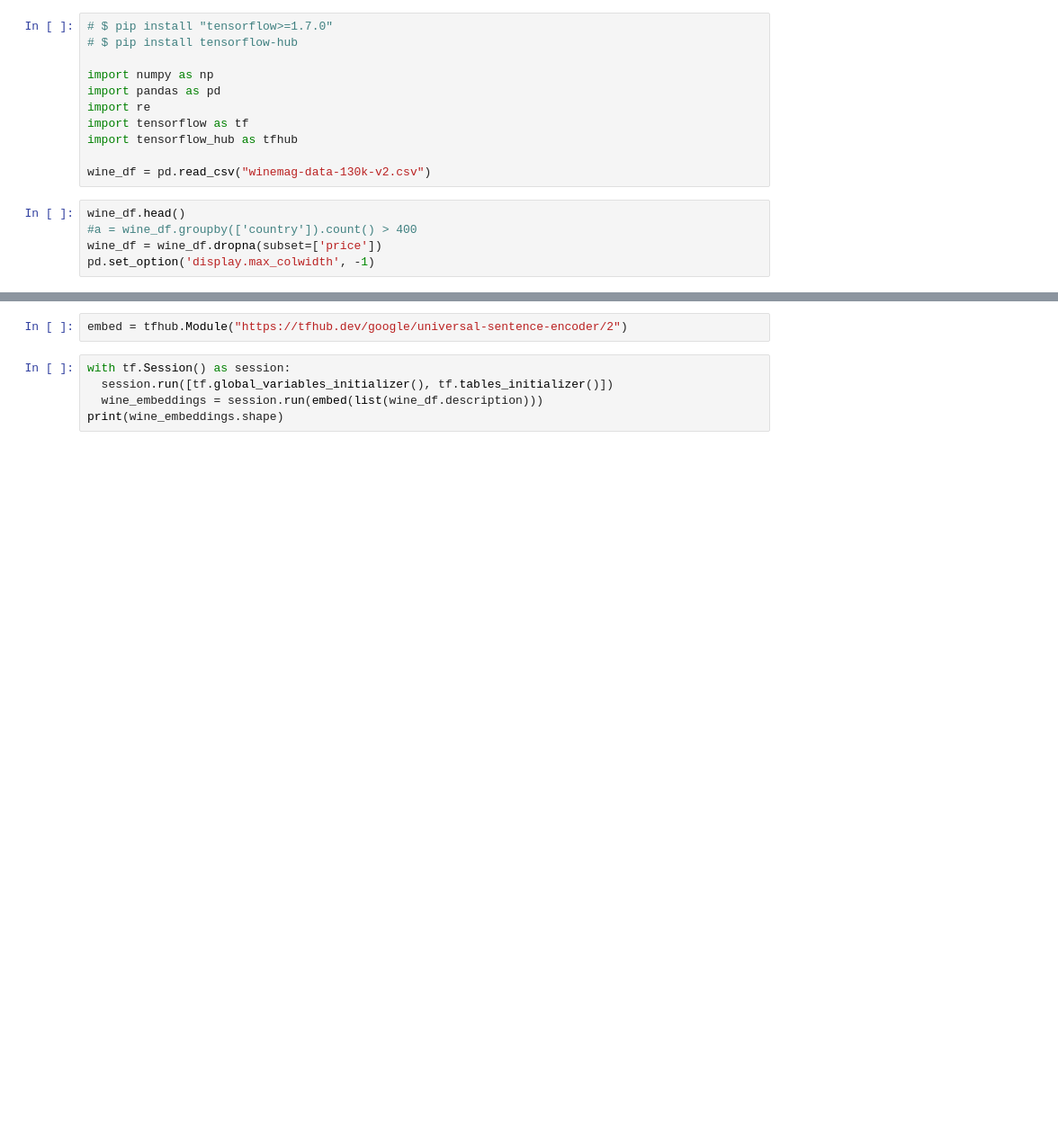
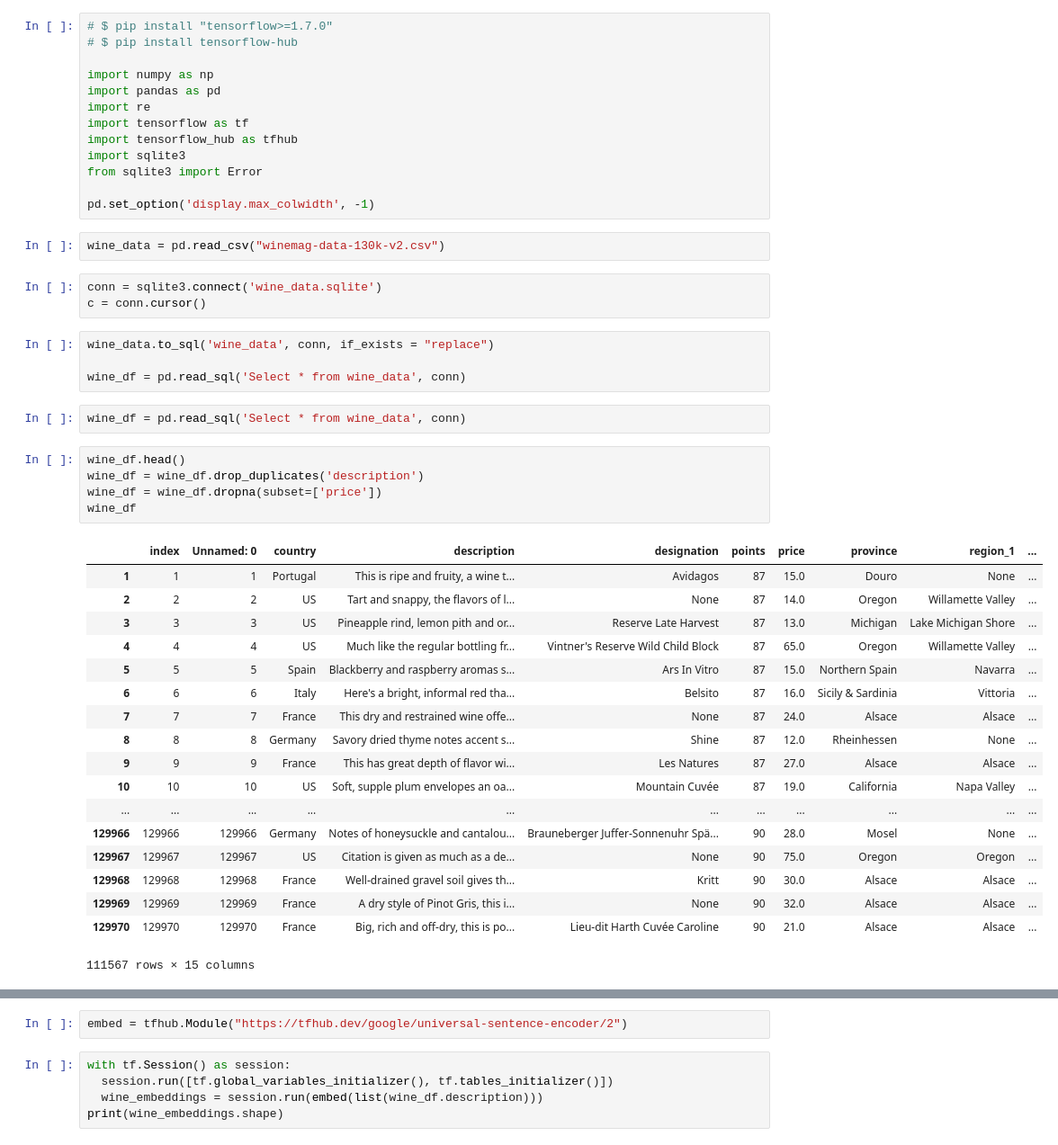
Before and after one commit to bendgame/WineRecommend, a Jupyter notebook: winesearch.ipynb, the cells around one changed output, grey strips where cells are left out. Shown: that part at 90% size. Saved outputs shown, nothing was run; the diff lists cells and outputs as text; blank space fills up the shorter version.

```diff
--- a/winesearch.ipynb
+++ b/winesearch.ipynb
@@ -7,10 +7,42 @@ import pandas as pd
 import re
 import tensorflow as tf
 import tensorflow_hub as tfhub
+import sqlite3
+from sqlite3 import Error
 
-wine_df = pd.read_csv("winemag-data-130k-v2.csv")
+pd.set_option('display.max_colwidth', -1)
+# %%
+wine_data = pd.read_csv("winemag-data-130k-v2.csv")
+# %%
+conn = sqlite3.connect('wine_data.sqlite')
+c = conn.cursor()
+# %%
+wine_data.to_sql('wine_data', conn, if_exists = "replace")
+
+wine_df = pd.read_sql('Select * from wine_data', conn)
+# %%
+wine_df = pd.read_sql('Select * from wine_data', conn)
 # %%
 wine_df.head()
-#a = wine_df.groupby(['country']).count() > 400
+wine_df = wine_df.drop_duplicates('description')
 wine_df = wine_df.dropna(subset=['price'])
-pd.set_option('display.max_colwidth', -1)
+wine_df
+# %% [output]
+|  | index | Unnamed: 0 | country | description | designation | points | price | province | region_1 | ... |
+| 1 | 1 | 1 | Portugal | This is ripe and fruity, a wine t... | Avidagos | 87 | 15.0 | Douro | None | ... |
+| 2 | 2 | 2 | US | Tart and snappy, the flavors of l... | None | 87 | 14.0 | Oregon | Willamette Valley | ... |
+| 3 | 3 | 3 | US | Pineapple rind, lemon pith and or... | Reserve Late Harvest | 87 | 13.0 | Michigan | Lake Michigan Shore | ... |
+| 4 | 4 | 4 | US | Much like the regular bottling fr... | Vintner's Reserve Wild Child Block | 87 | 65.0 | Oregon | Willamette Valley | ... |
+| 5 | 5 | 5 | Spain | Blackberry and raspberry aromas s... | Ars In Vitro | 87 | 15.0 | Northern Spain | Navarra | ... |
+| 6 | 6 | 6 | Italy | Here's a bright, informal red tha... | Belsito | 87 | 16.0 | Sicily & Sardinia | Vittoria | ... |
+| 7 | 7 | 7 | France | This dry and restrained wine offe... | None | 87 | 24.0 | Alsace | Alsace | ... |
+| 8 | 8 | 8 | Germany | Savory dried thyme notes accent s... | Shine | 87 | 12.0 | Rheinhessen | None | ... |
+| 9 | 9 | 9 | France | This has great depth of flavor wi... | Les Natures | 87 | 27.0 | Alsace | Alsace | ... |
+| 10 | 10 | 10 | US | Soft, supple plum envelopes an oa... | Mountain Cuvée | 87 | 19.0 | California | Napa Valley | ... |
+| ... | ... | ... | ... | ... | ... | ... | ... | ... | ... | ... |
+| 129966 | 129966 | 129966 | Germany | Notes of honeysuckle and cantalou... | Brauneberger Juffer-Sonnenuhr Spä... | 90 | 28.0 | Mosel | None | ... |
+| 129967 | 129967 | 129967 | US | Citation is given as much as a de... | None | 90 | 75.0 | Oregon | Oregon | ... |
+| 129968 | 129968 | 129968 | France | Well-drained gravel soil gives th... | Kritt | 90 | 30.0 | Alsace | Alsace | ... |
+| 129969 | 129969 | 129969 | France | A dry style of Pinot Gris, this i... | None | 90 | 32.0 | Alsace | Alsace | ... |
+| 129970 | 129970 | 129970 | France | Big, rich and off-dry, this is po... | Lieu-dit Harth Cuvée Caroline | 90 | 21.0 | Alsace | Alsace | ... |
+111567 rows × 15 columns
```
Also changed, not shown: parts of 16 cells of this notebook.
